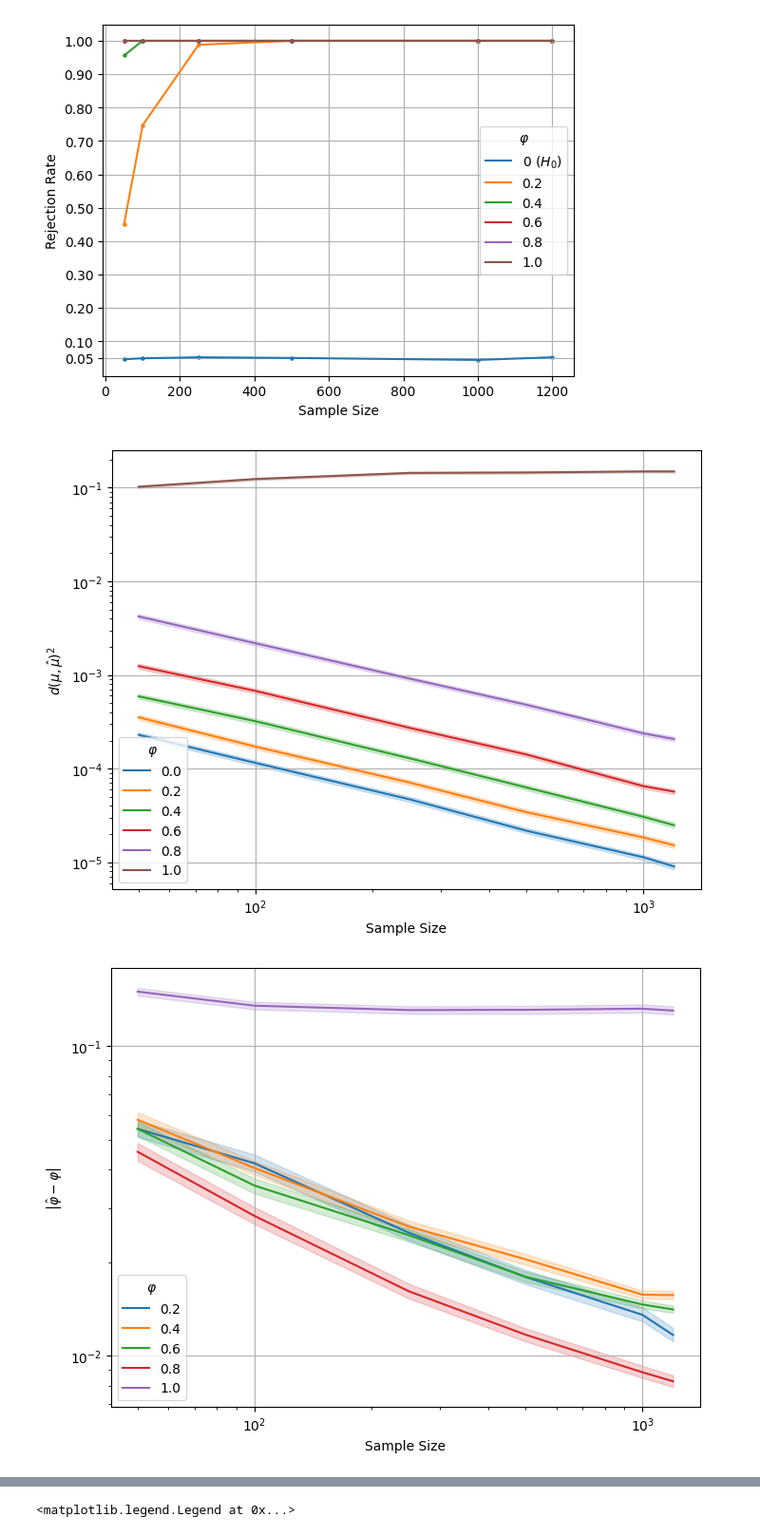
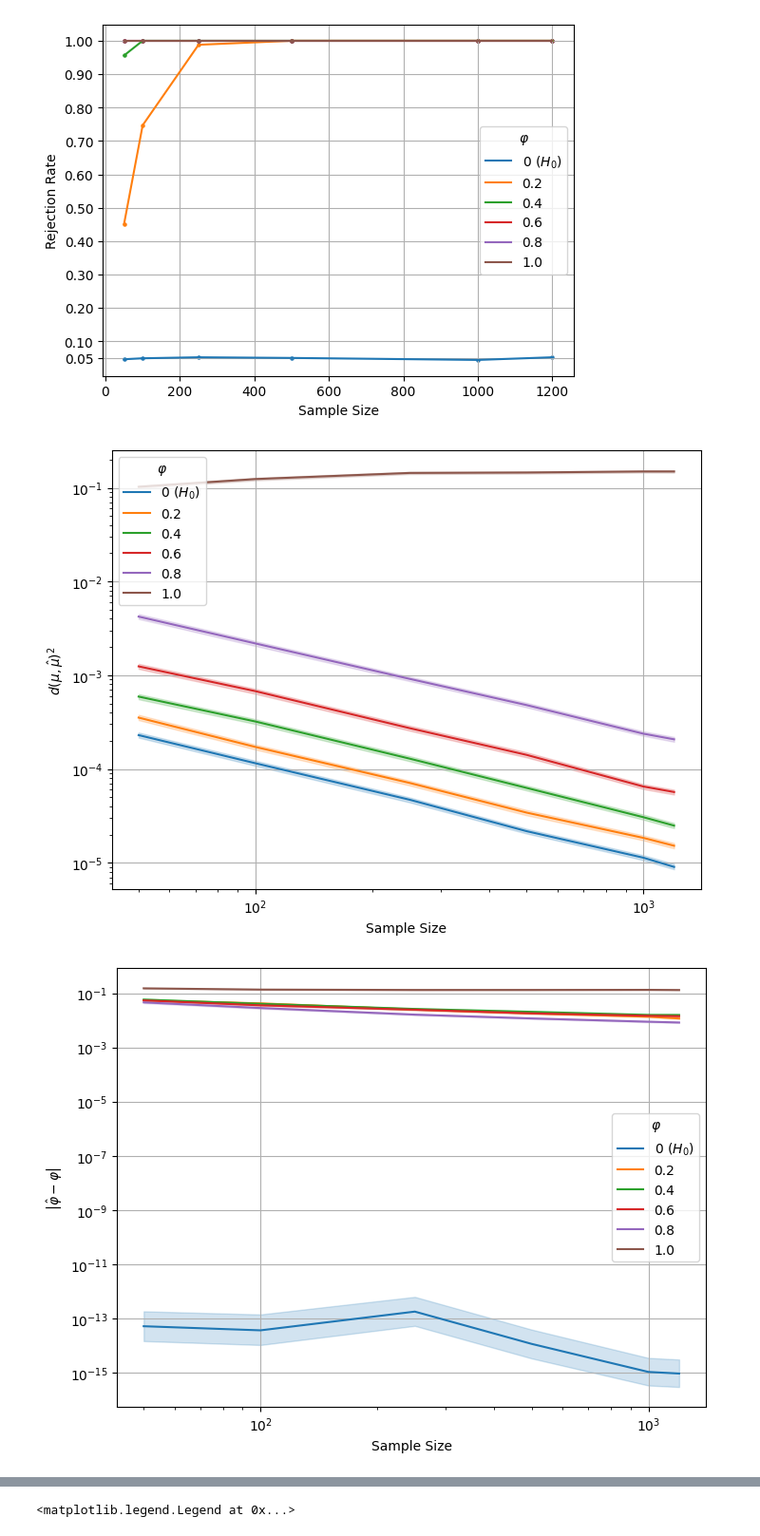
Before and after one commit to matthieubulte/GAR, a Jupyter notebook: ar(1)_dists.ipynb, the cells around one changed output, grey strips where cells are left out. Shown at 95% size. Saved outputs shown, nothing was run; the diff lists cells and outputs as text; code cells hidden in the pictures.

```diff
--- a/ar(1)_dists.ipynb
+++ b/ar(1)_dists.ipynb
@@ -175,18 +180,17 @@ plt.savefig('./err_phi_R_mult_noise.pdf')
 target_T = 100
 true_size = np.linspace(0, 1, 40)
 
-
-
-for phi in np.sort(df['phi'].unique()):
-    sub_df = df[(df['T'] == target_T) & (df['phi'] == phi)].copy()
+for phi in np.sort(df_R['phi'].unique()):
+    sub_df = df_R[(df_R['T'] == target_T) & (df_R['phi'] == phi)].copy()
     _M = sub_df.shape[0]
 
     rejection_rate = (np.repeat((np.abs(sub_df['Dt'] - sub_df['boot_mean_Dt']) / sub_df['boot_sig_Dt']).values,true_size.shape[0]).reshape((true_size.shape[0], _M)) > np.repeat(norm.ppf(1 - true_size/2), _M).reshape((true_size.shape[0], _M))).mean(axis=1)
 
-    plt.scatter(true_size, rejection_rate, label=f'{phi:.1f}', s=5)
-plt.legend()
-plt.xlabel('Test size')
-plt.ylabel('Empirical rejection rate')
-
+    label = r'$0\ (H_0)$' if phi == 0 else f'{phi:.1f}'
+    plt.scatter(true_size, rejection_rate, label=label, s=5)
+plt.legend(title=r'$\varphi$')
+plt.xlabel('Test level')
+plt.ylabel('Empirical size')
+plt.grid('on')
 plt.savefig('./size_rej_rate_R_mult_noise.pdf')
 # %% [output]
@@ -346,4 +333,7 @@ df['phi'] = df['phi'].map({ 0.6: 0.6000000000000001 }).fillna(df['phi'])
 # %%
+df_W = pd.read_csv('./results_wasserstein_merged.csv')
+df_W['phi'] = df_W['phi'].map({ 0.6: 0.6000000000000001 }).fillna(df_W['phi'])
+
 # filenames = ['87395_results_wasserstein_full.csv', '86982_results_wasserstein_full.csv', '83198_results_wasserstein_full.csv', '80721_results_wasserstein_full.csv', '66778_results_wasserstein_full.csv', '55485_results_wasserstein_full.csv', '48339_results_wasserstein_full.csv', '3576_results_wasserstein_full.csv', '8423_results_wasserstein_full.csv', '41221_results_wasserstein_full.csv', '82802_results_wasserstein_full.csv', '89859_results_wasserstein_full.csv']
 
 # df = pd.read_csv('./results_wasserstein_full.csv')
@@ -351,8 +341,8 @@ df['phi'] = df['phi'].map({ 0.6: 0.6000000000000001 }).fillna(df['phi'])
 #     df = pd.concat([df, pd.read_csv(filename)])
 # df.to_csv('results_wasserstein_merged.csv')
 # %%
-df['rejected'] = (np.abs(df['Dt'] - df['boot_mean_Dt']) / df['boot_sig_Dt']) > norm.ppf(0.975)
-results = df.groupby(['T', 'phi']).agg(rejection_rate=('rejected', 'mean')).reset_index()
+df_W['rejected'] = (np.abs(df_W['Dt'] - df_W['boot_mean_Dt']) / df_W['boot_sig_Dt']) > norm.ppf(0.975)
+results = df_W.groupby(['T', 'phi']).agg(rejection_rate=('rejected', 'mean')).reset_index()
 
 # sns.lineplot(results, x='T', y='rejection_rate', hue='phi')
 
@@ -380,9 +370,10 @@ plt.savefig('./rejection_rates_wasserstein.pdf')
 f, ax = plt.subplots(figsize=(8,6))
 ax.set(xscale="log", yscale="log")
 
-for phi in df.phi.unique():
-    sub_df = df[df['phi'] == phi]
-    sns.lineplot(sub_df, x='T', y='err_mu_hat', label=np.round(phi,1), ax=ax)
+for phi in df_W.phi.unique():
+    sub_df = df_W[df_W['phi'] == phi]
+    label = r'$0\ (H_0)$' if phi == 0 else f'{phi:.1f}'
+    sns.lineplot(sub_df, x='T', y='err_mu_hat', label=label, ax=ax)
 
 plt.legend(title=r'$\varphi$')
 plt.grid('on')
@@ -391,7 +382,7 @@ plt.ylabel(r'$d(\mu, \hat\mu)^2$')
 
 plt.savefig('./err_mu_wasserstein.pdf')
 # %% [output]
-[figure, old version]
+[figure, new version]
 # %%
 fig, ax = plt.subplots(figsize=(8,6))
 # fig, (ax1, ax2) = plt.subplots(2,1,figsize=(8,6))
@@ -400,39 +391,40 @@ fig, ax = plt.subplots(figsize=(8,6))
 # ax2.set(xscale="log", yscale="log")
 ax.set(xscale="log", yscale="log")
 
-for phi in df.phi.unique():
-    if phi == 0:
-        continue
-    sub_df = df[df['phi'] == phi].copy()
+for phi in df_W.phi.unique():
+    # if phi == 0:
+    #     continue
+    sub_df = df_W[df_W['phi'] == phi].copy()
     sub_df['err_phi_hat'] = np.abs(sub_df['phi_hat'] - phi) + 1e-20
-    sns.lineplot(sub_df, x='T', y='err_phi_hat', label=np.round(phi,1), ax=ax)
+    label = r'$0\ (H_0)$' if phi == 0 else f'{phi:.1f}'
+    sns.lineplot(sub_df, x='T', y='err_phi_hat', label=label, ax=ax)
     # if phi == 0:
     #     # continue
     #     sns.lineplot(sub_df, x='T', y='err_phi_hat', label=np.round(phi,1), ax=ax2)
     # else:
     #     sns.lineplot(sub_df, x='T', y='err_phi_hat', label=np.round(phi,1), ax=ax1)
 
 plt.legend(title=r'$\varphi$')
 plt.grid('on')
 plt.xlabel('Sample Size')
 plt.ylabel(r'$\left|\hat\varphi - \varphi\right|$')
 
 # ax1.spines.bottom.set_visible(False)
 # ax2.spines.top.set_visible(False)
 # ax1.xaxis.tick_top()
 # ax1.tick_params(labeltop=False)  # don't put tick labels at the top
 # ax2.xaxis.tick_bottom()
 
 # d = .5  # proportion of vertical to horizontal extent of the slanted line
 # kwargs = dict(marker=[(-1, -d), (1, d)], markersize=12,
 #               linestyle="none", color='k', mec='k', mew=1, clip_on=False)
 # ax1.plot([0, 1], [0, 0], transform=ax1.transAxes, **kwargs)
 # ax2.plot([0, 1], [1, 1], transform=ax2.transAxes, **kwargs)
 
 
 plt.savefig('./err_phi_wasserstein.pdf')
 # %% [output]
-[figure, old version]
+[figure, new version]
 # %%
 target_T = 100
 true_size = np.linspace(0, 1, 40)
```
Also changed, not shown: parts of 8 cells of this notebook, 20 other files.
